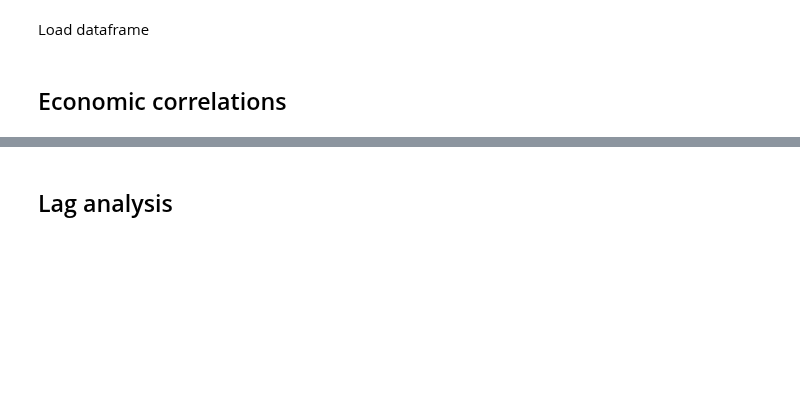
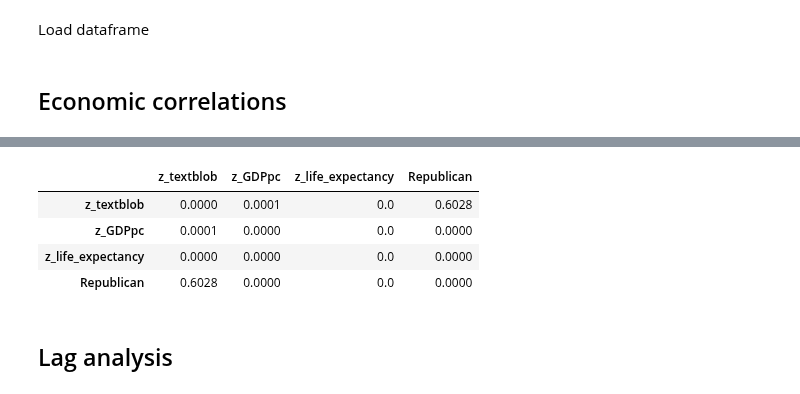
Before and after one commit to dominikpegler/computational-social-sciences, a Jupyter notebook: assignments/Assignment 4 - Socioeconomic analysis.ipynb, the cells around one changed output, grey strips where cells are left out. Cells and saved outputs as stored; diff of their text form; code cells hidden in the pictures; blank space fills up the shorter version.

```diff
--- a/assignments/Assignment 4 - Socioeconomic analysis.ipynb
+++ b/assignments/Assignment 4 - Socioeconomic analysis.ipynb
@@ -459,3 +495,11 @@ sns.heatmap(cormat, annot=False);
+# %%
+df_pvals.round(4)
+# %% [output]
+|  | z_textblob | z_GDPpc | z_life_expectancy | Republican |
+| z_textblob | 0.0000 | 0.0001 | 0.0 | 0.6028 |
+| z_GDPpc | 0.0001 | 0.0000 | 0.0 | 0.0000 |
+| z_life_expectancy | 0.0000 | 0.0000 | 0.0 | 0.0000 |
+| Republican | 0.6028 | 0.0000 | 0.0 | 0.0000 |
 # %% [markdown]
 ## Lag analysis
 # %%
```
Also changed, not shown: parts of 13 cells of this notebook, 3 other files.
